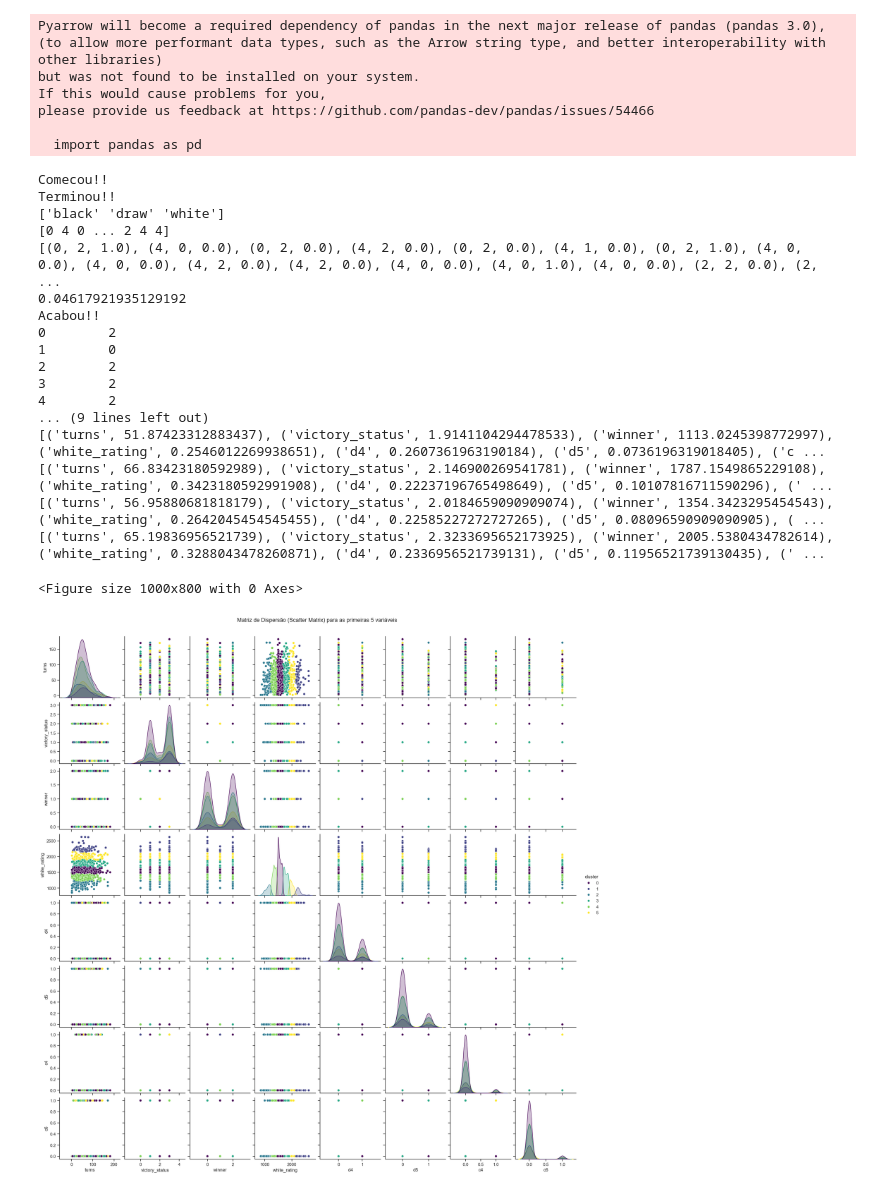
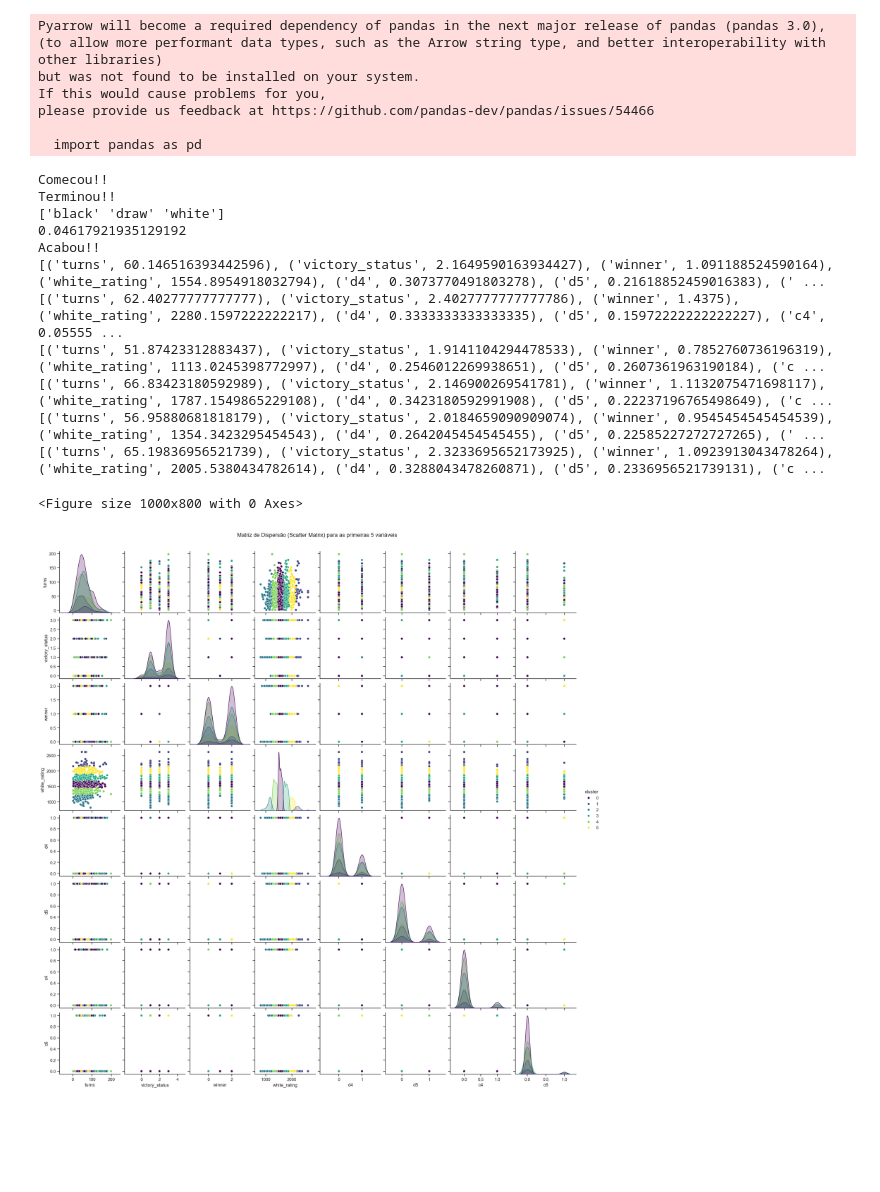
Before and after one commit to SocekMurilo/Chess-Learning, a Jupyter notebook: teste.ipynb, the cells around one changed output. Cells and saved outputs as stored; diff of their text form; code cells hidden in the pictures; blank space fills up the shorter version.

```diff
--- a/teste.ipynb
+++ b/teste.ipynb
@@ -80,7 +80,7 @@ df['winner'] = le.fit_transform(df['winner'])
 print(le.classes_)
 
 Y = df['winner']
-X = df.drop(['winner'], axis = 1)
+X = df
 
 X_train, X_test, y_train, y_test = train_test_split(X, Y, test_size=0.3, random_state=42)
 
@@ -112,46 +112,40 @@ for i in data:
                 lost += 1
 
 
 
 total = win + draw + lost
 porcent = draw / total
 
 print(porcent)
 print("Acabou!!")
 
 
 print(list(zip(df.columns, model.cluster_centers_[0])))
 print(list(zip(df.columns, model.cluster_centers_[1])))
 print(list(zip(df.columns, model.cluster_centers_[2])))
 print(list(zip(df.columns, model.cluster_centers_[3])))
 print(list(zip(df.columns, model.cluster_centers_[4])))
 print(list(zip(df.columns, model.cluster_centers_[5])))
 
 plt.figure(figsize=(10, 8))
 sns.set_theme(style="ticks")
 sns.pairplot(df.sample(1000), vars=df.columns[0:8], hue='cluster', palette='viridis')
 plt.suptitle('Matriz de Dispersão (Scatter Matrix) para as primeiras 5 variáveis', y=1.02)
 plt.show()
 # %% [output]
 Comecou!!
 Terminou!!
 ['black' 'draw' 'white']
-[0 4 0 ... 2 4 4]
-[(0, 2, 1.0), (4, 0, 0.0), (0, 2, 0.0), (4, 2, 0.0), (0, 2, 0.0), (4, 1, 0.0), (0, 2, 1.0), (4, 0, 0.0), (4, 0, 0.0), (4, 2, 0.0), (4, 2, 0.0), (4, 0, 0.0), (4, 0, 1.0), (4, 0, 0.0), (2, 2, 0.0), (2,  ...
 0.04617921935129192
 Acabou!!
-0        2
-1        0
-2        2
-3        2
-4        2
-... (9 lines left out)
-[('turns', 51.87423312883437), ('victory_status', 1.9141104294478533), ('winner', 1113.0245398772997), ('white_rating', 0.2546012269938651), ('d4', 0.2607361963190184), ('d5', 0.0736196319018405), ('c ...
-[('turns', 66.83423180592989), ('victory_status', 2.146900269541781), ('winner', 1787.1549865229108), ('white_rating', 0.3423180592991908), ('d4', 0.22237196765498649), ('d5', 0.10107816711590296), (' ...
-[('turns', 56.95880681818179), ('victory_status', 2.0184659090909074), ('winner', 1354.3423295454543), ('white_rating', 0.2642045454545455), ('d4', 0.22585227272727265), ('d5', 0.08096590909090905), ( ...
-[('turns', 65.19836956521739), ('victory_status', 2.3233695652173925), ('winner', 2005.5380434782614), ('white_rating', 0.3288043478260871), ('d4', 0.2336956521739131), ('d5', 0.11956521739130435), (' ...
+[('turns', 60.146516393442596), ('victory_status', 2.1649590163934427), ('winner', 1.091188524590164), ('white_rating', 1554.8954918032794), ('d4', 0.3073770491803278), ('d5', 0.21618852459016383), (' ...
+[('turns', 62.40277777777777), ('victory_status', 2.4027777777777786), ('winner', 1.4375), ('white_rating', 2280.1597222222217), ('d4', 0.3333333333333335), ('d5', 0.15972222222222227), ('c4', 0.05555 ...
+[('turns', 51.87423312883437), ('victory_status', 1.9141104294478533), ('winner', 0.7852760736196319), ('white_rating', 1113.0245398772997), ('d4', 0.2546012269938651), ('d5', 0.2607361963190184), ('c ...
+[('turns', 66.83423180592989), ('victory_status', 2.146900269541781), ('winner', 1.1132075471698117), ('white_rating', 1787.1549865229108), ('d4', 0.3423180592991908), ('d5', 0.22237196765498649), ('c ...
+[('turns', 56.95880681818179), ('victory_status', 2.0184659090909074), ('winner', 0.9545454545454539), ('white_rating', 1354.3423295454543), ('d4', 0.2642045454545455), ('d5', 0.22585227272727265), (' ...
+[('turns', 65.19836956521739), ('victory_status', 2.3233695652173925), ('winner', 1.0923913043478264), ('white_rating', 2005.5380434782614), ('d4', 0.3288043478260871), ('d5', 0.2336956521739131), ('c ...
 <Figure size 1000x800 with 0 Axes>
-[figure, old version]
+[figure, new version]
 # %%
 print(df.columns)
 print(list(model.cluster_centers_[0]))
```
Also changed, not shown: 2 other files.
